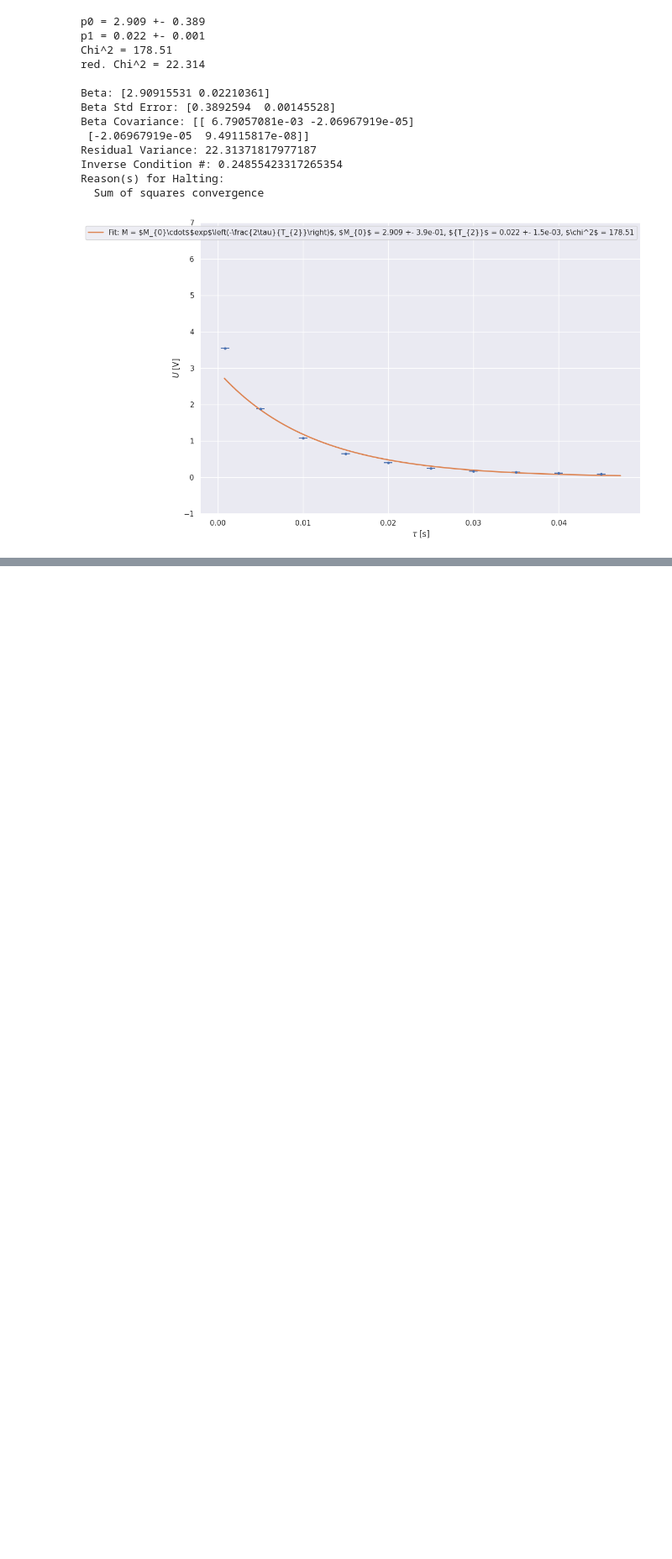
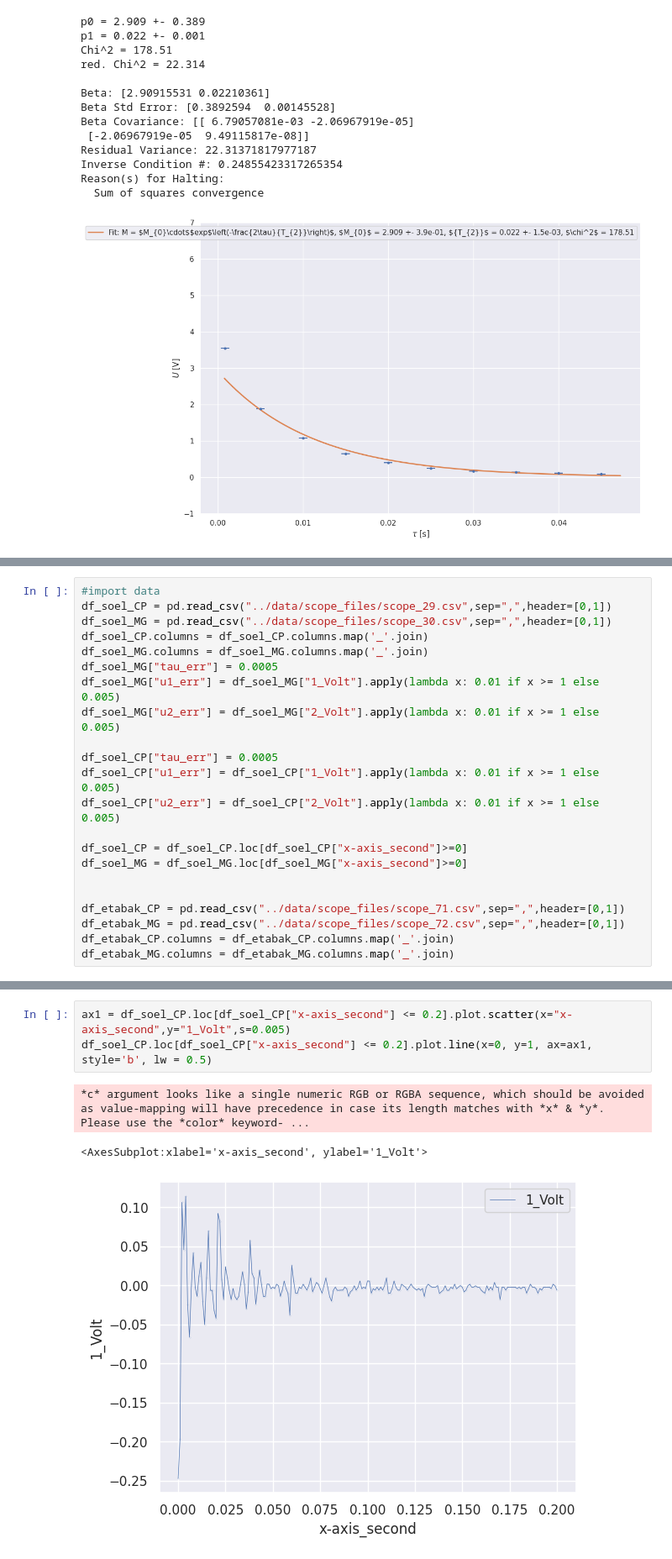
Before and after one commit to jodenn93/gNMR, a Jupyter notebook: code/analysis.ipynb, the cells around one changed output, grey strips where cells are left out. Shown: that part at 84% size. Saved outputs shown, nothing was run; the diff lists cells and outputs as text; blank space fills up the shorter version.

```diff
--- a/code/analysis.ipynb
+++ b/code/analysis.ipynb
@@ -377,0 +380,22 @@ Reason(s) for Halting:
+# %%
+#import data
+df_soel_CP = pd.read_csv("../data/scope_files/scope_29.csv",sep=",",header=[0,1])
+df_soel_MG = pd.read_csv("../data/scope_files/scope_30.csv",sep=",",header=[0,1])
+df_soel_CP.columns = df_soel_CP.columns.map('_'.join)
+df_soel_MG.columns = df_soel_MG.columns.map('_'.join)
+df_soel_MG["tau_err"] = 0.0005
+df_soel_MG["u1_err"] = df_soel_MG["1_Volt"].apply(lambda x: 0.01 if x >= 1 else 0.005)
+df_soel_MG["u2_err"] = df_soel_MG["2_Volt"].apply(lambda x: 0.01 if x >= 1 else 0.005)
+
+df_soel_CP["tau_err"] = 0.0005
+df_soel_CP["u1_err"] = df_soel_CP["1_Volt"].apply(lambda x: 0.01 if x >= 1 else 0.005)
+df_soel_CP["u2_err"] = df_soel_CP["2_Volt"].apply(lambda x: 0.01 if x >= 1 else 0.005)
+
+df_soel_CP = df_soel_CP.loc[df_soel_CP["x-axis_second"]>=0]
+df_soel_MG = df_soel_MG.loc[df_soel_MG["x-axis_second"]>=0]
+
+
+df_etabak_CP = pd.read_csv("../data/scope_files/scope_71.csv",sep=",",header=[0,1])
+df_etabak_MG = pd.read_csv("../data/scope_files/scope_72.csv",sep=",",header=[0,1])
+df_etabak_CP.columns = df_etabak_CP.columns.map('_'.join)
+df_etabak_MG.columns = df_etabak_MG.columns.map('_'.join)
@@ -377,0 +418,7 @@ Reason(s) for Halting:
+# %%
+ax1 = df_soel_CP.loc[df_soel_CP["x-axis_second"] <= 0.2].plot.scatter(x="x-axis_second",y="1_Volt",s=0.005)
+df_soel_CP.loc[df_soel_CP["x-axis_second"] <= 0.2].plot.line(x=0, y=1, ax=ax1, style='b', lw = 0.5)
+# %% [output]
+*c* argument looks like a single numeric RGB or RGBA sequence, which should be avoided as value-mapping will have precedence in case its length matches with *x* & *y*.  Please use the *color* keyword- ...
+<AxesSubplot:xlabel='x-axis_second', ylabel='1_Volt'>
+[figure, added]
```
Also changed, not shown: parts of 6 cells of this notebook.
